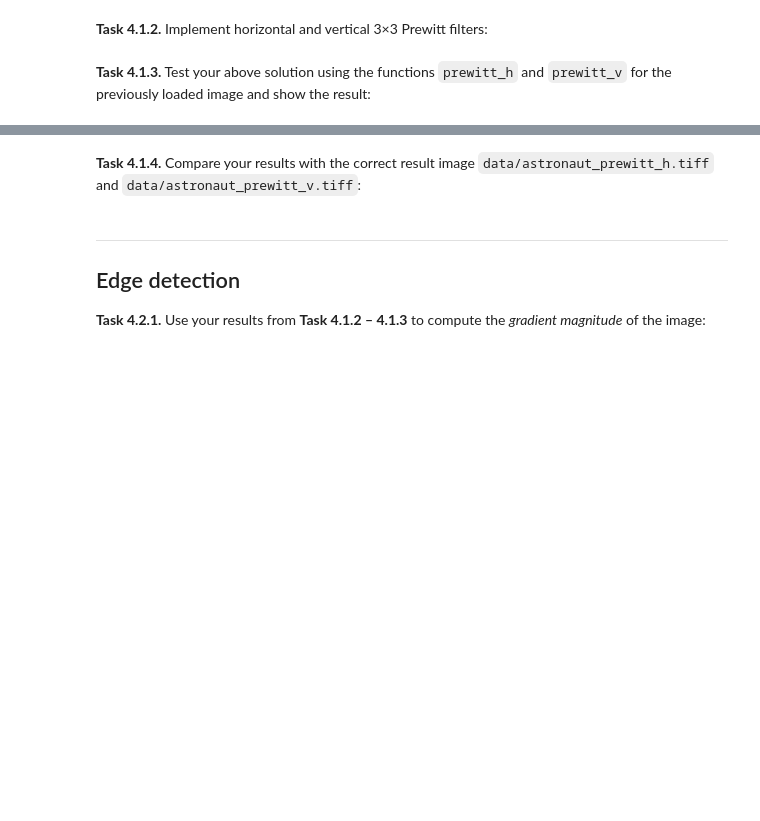
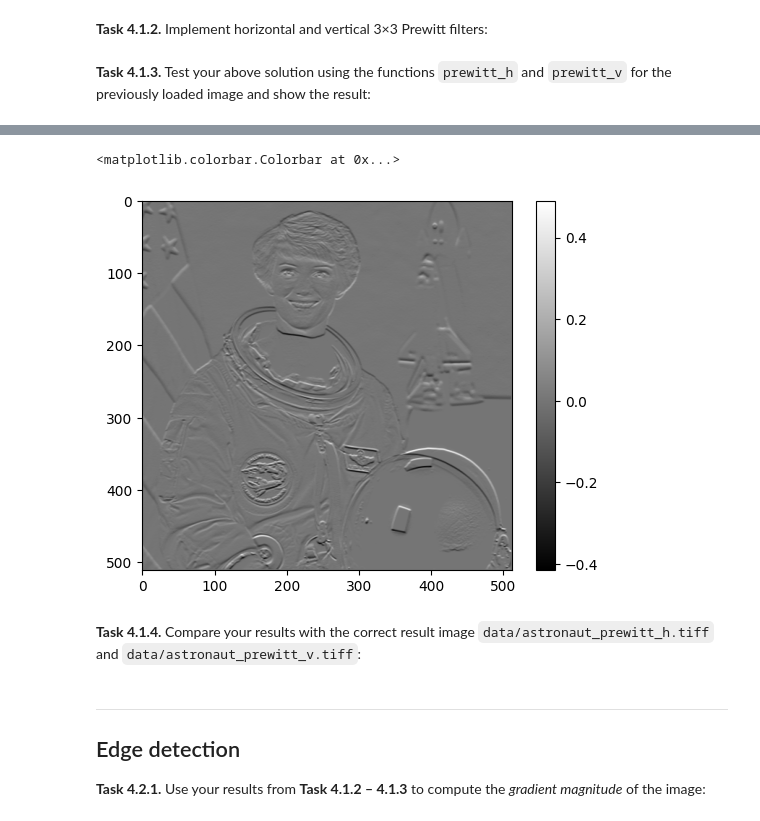
Before and after one commit to Antonia0305/mobi-fs3-python, a Jupyter notebook: task4.ipynb, the cells around one changed output, grey strips where cells are left out. Saved outputs shown, nothing was run; the diff lists cells and outputs as text; code cells hidden in the pictures; blank space fills up the shorter version.

```diff
--- a/task4.ipynb
+++ b/task4.ipynb
@@ -83,3 +78,11 @@ plt.colorbar()
+# %%
+img4 = img.copy()
+img5 = prewitt_v (img4)
+plt.imshow(img5, 'gray')
+plt.colorbar()
+# %% [output]
+<matplotlib.colorbar.Colorbar at 0x...>
+[figure, added]
 # %% [markdown]
 **<a id="#">Task 4.1.4.</a>** Compare your results with the correct result image `data/astronaut_prewitt_h.tiff` and `data/astronaut_prewitt_v.tiff`:
 # %% [markdown]
```
Also changed, not shown: parts of 1 cell of this notebook.
